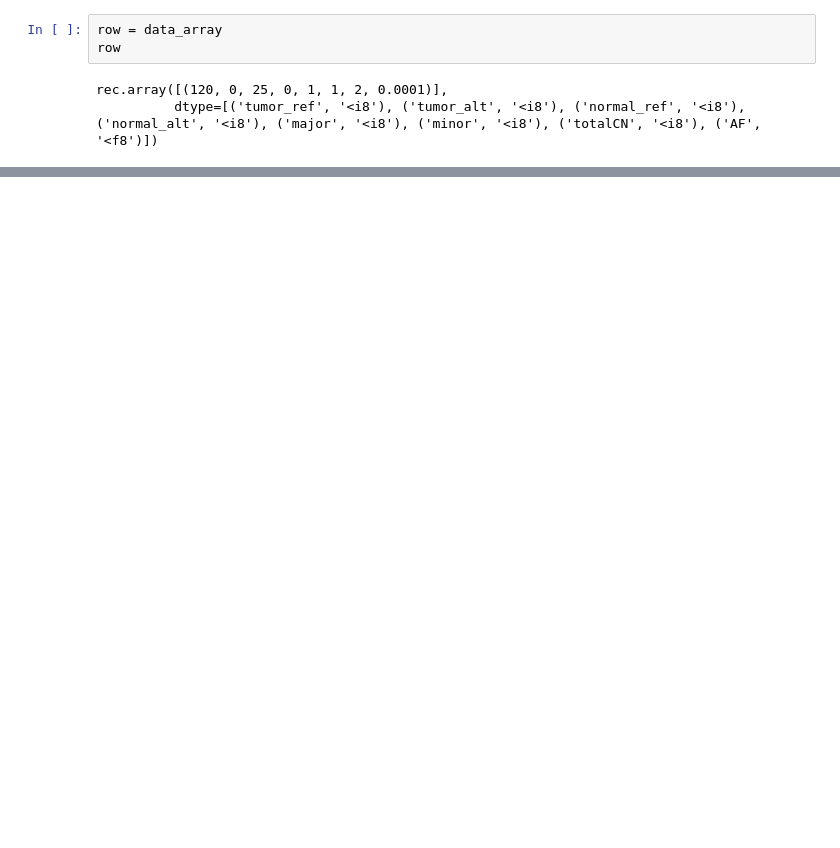
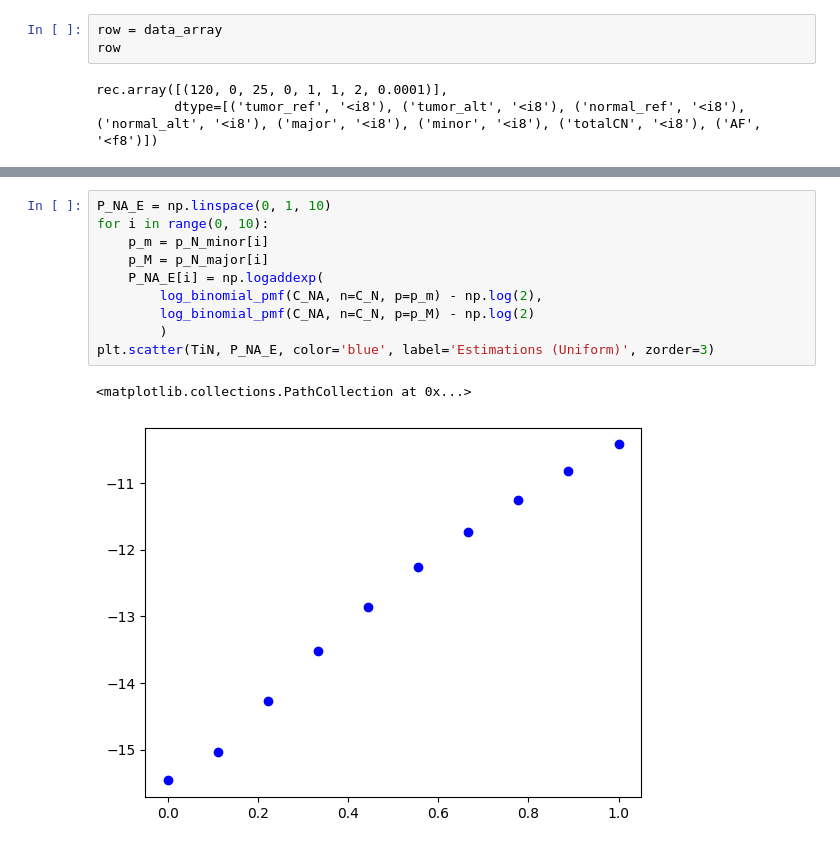
Before and after one commit to tianyi-chu-mda/TiN, a Jupyter notebook: scratch.ipynb, the cells around one changed output, grey strips where cells are left out. Saved outputs shown, nothing was run; the diff lists cells and outputs as text; blank space fills up the shorter version.

```diff
--- a/scratch.ipynb
+++ b/scratch.ipynb
@@ -578,0 +645,13 @@ rec.array([(120, 0, 25, 0, 1, 1, 2, 0.0001)],
+# %%
+P_NA_E = np.linspace(0, 1, 10)
+for i in range(0, 10):
+    p_m = p_N_minor[i]
+    p_M = p_N_major[i]
+    P_NA_E[i] = np.logaddexp(
+        log_binomial_pmf(C_NA, n=C_N, p=p_m) - np.log(2),
+        log_binomial_pmf(C_NA, n=C_N, p=p_M) - np.log(2)
+        )
+plt.scatter(TiN, P_NA_E, color='blue', label='Estimations (Uniform)', zorder=3)
+# %% [output]
+<matplotlib.collections.PathCollection at 0x...>
+[figure, added]
```
Also changed, not shown: parts of 13 cells of this notebook, 9 other files.
